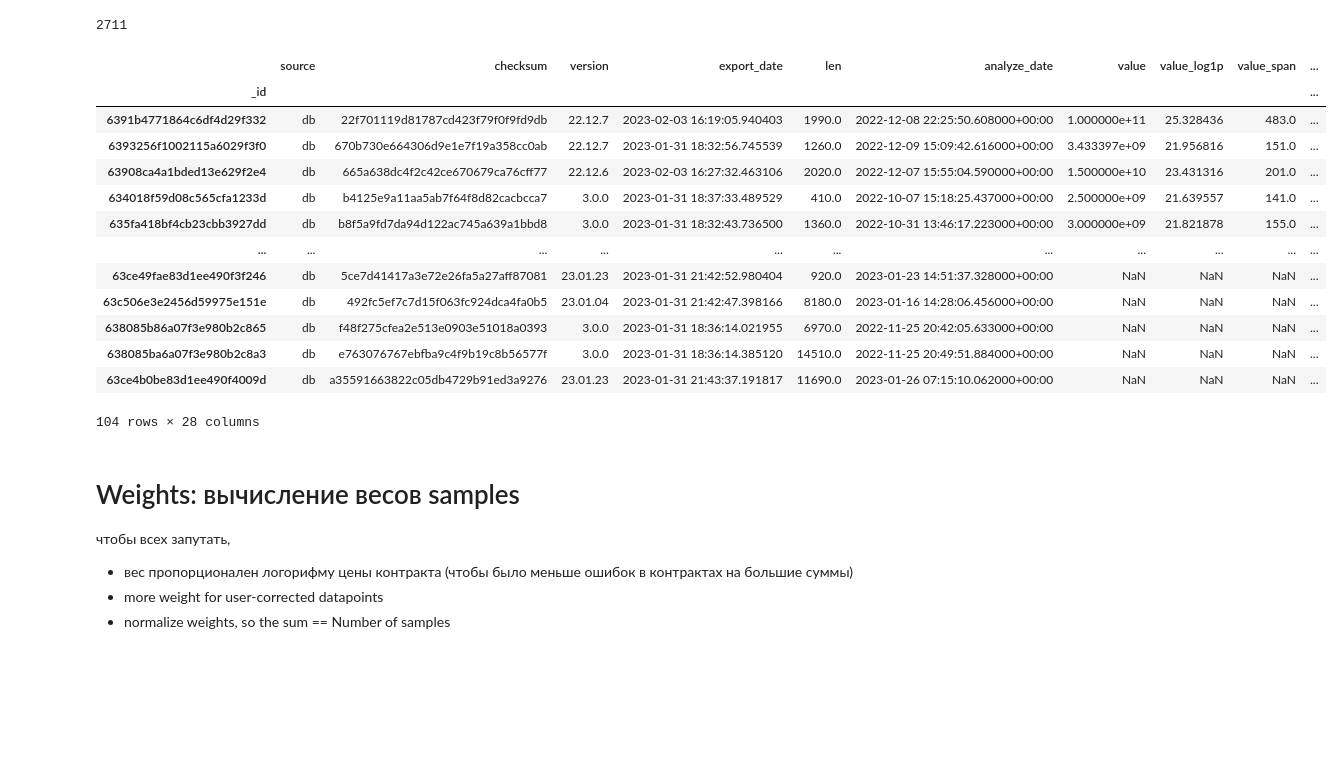
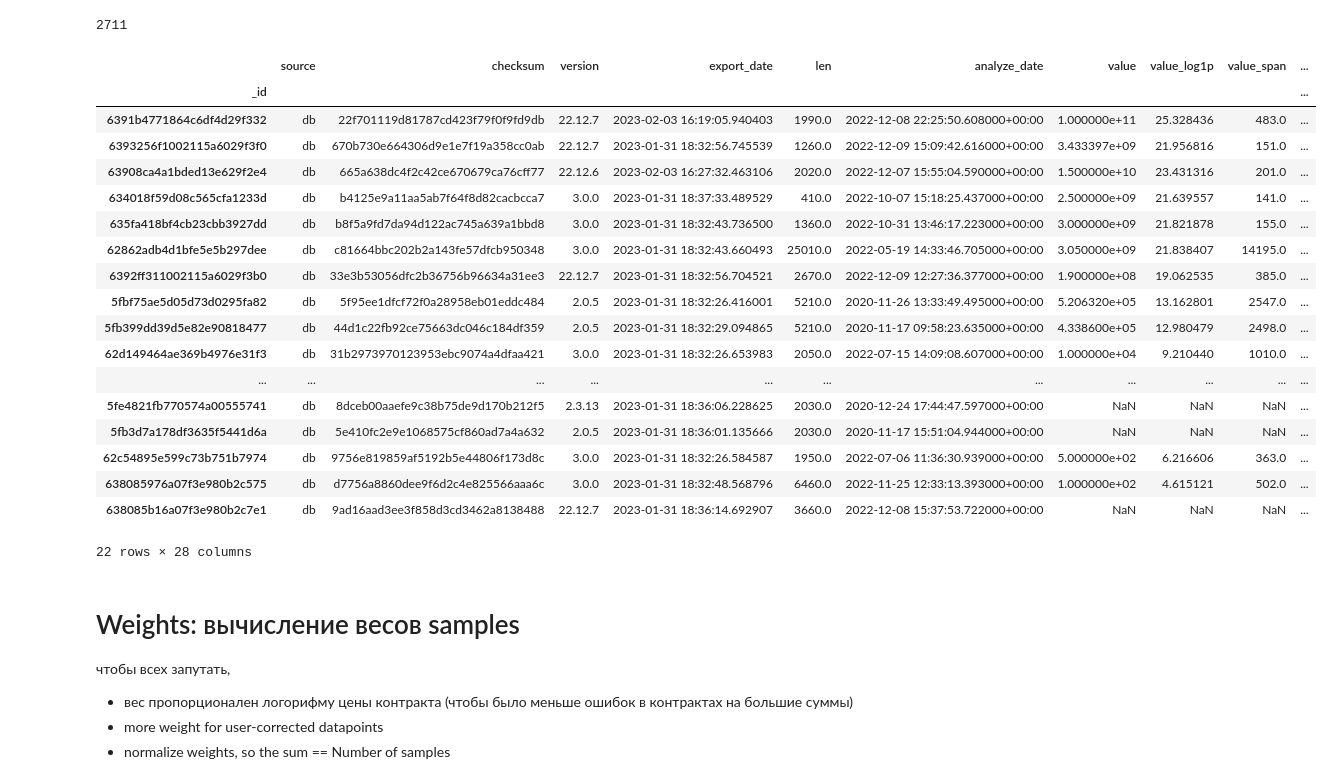
Before and after one commit to LitJane/analyser, a Jupyter notebook: trainsets/retrain_contract_uber_model.ipynb, the cells around one changed output. Drawn from its saved outputs; the diff is of its cells as text; code cells hidden in the pictures; blank space fills up the shorter version.

```diff
--- a/trainsets/retrain_contract_uber_model.ipynb
+++ b/trainsets/retrain_contract_uber_model.ipynb
@@ -225,7 +225,6 @@ stats
 # %%
 # stats[ ['org-1-alias', 'org-2-alias'] ]
 
-s = stats[ stats['org-2-alias']=='' ]
-s = s[s['unseen']==False]
-s
+user_dataset = stats[ stats['unseen']==False]
+len(user_dataset)
 # %% [output]
@@ -253,22 +234,27 @@ print(len(stats))
 # %% [output]
 2711
 # %%
-stats[stats.subj_len>=150]
+user_dataset[user_dataset.subj_len>=150]
 # %% [output]
 |  | source | checksum | version | export_date | len | analyze_date | value | value_log1p | value_span | ... |
 | _id |  |  |  |  |  |  |  |  |  | ... |
 | 6391b4771864c6df4d29f332 | db | 22f701119d81787cd423f79f0f9fd9db | 22.12.7 | 2023-02-03 16:19:05.940403 | 1990.0 | 2022-12-08 22:25:50.608000+00:00 | 1.000000e+11 | 25.328436 | 483.0 | ... |
 | 6393256f1002115a6029f3f0 | db | 670b730e664306d9e1e7f19a358cc0ab | 22.12.7 | 2023-01-31 18:32:56.745539 | 1260.0 | 2022-12-09 15:09:42.616000+00:00 | 3.433397e+09 | 21.956816 | 151.0 | ... |
 | 63908ca4a1bded13e629f2e4 | db | 665a638dc4f2c42ce670679ca76cff77 | 22.12.6 | 2023-02-03 16:27:32.463106 | 2020.0 | 2022-12-07 15:55:04.590000+00:00 | 1.500000e+10 | 23.431316 | 201.0 | ... |
 | 634018f59d08c565cfa1233d | db | b4125e9a11aa5ab7f64f8d82cacbcca7 | 3.0.0 | 2023-01-31 18:37:33.489529 | 410.0 | 2022-10-07 15:18:25.437000+00:00 | 2.500000e+09 | 21.639557 | 141.0 | ... |
 | 635fa418bf4cb23cbb3927dd | db | b8f5a9fd7da94d122ac745a639a1bbd8 | 3.0.0 | 2023-01-31 18:32:43.736500 | 1360.0 | 2022-10-31 13:46:17.223000+00:00 | 3.000000e+09 | 21.821878 | 155.0 | ... |
+| 62862adb4d1bfe5e5b297dee | db | c81664bbc202b2a143fe57dfcb950348 | 3.0.0 | 2023-01-31 18:32:43.660493 | 25010.0 | 2022-05-19 14:33:46.705000+00:00 | 3.050000e+09 | 21.838407 | 14195.0 | ... |
+| 6392ff311002115a6029f3b0 | db | 33e3b53056dfc2b36756b96634a31ee3 | 22.12.7 | 2023-01-31 18:32:56.704521 | 2670.0 | 2022-12-09 12:27:36.377000+00:00 | 1.900000e+08 | 19.062535 | 385.0 | ... |
+| 5fbf75ae5d05d73d0295fa82 | db | 5f95ee1dfcf72f0a28958eb01eddc484 | 2.0.5 | 2023-01-31 18:32:26.416001 | 5210.0 | 2020-11-26 13:33:49.495000+00:00 | 5.206320e+05 | 13.162801 | 2547.0 | ... |
+| 5fb399dd39d5e82e90818477 | db | 44d1c22fb92ce75663dc046c184df359 | 2.0.5 | 2023-01-31 18:32:29.094865 | 5210.0 | 2020-11-17 09:58:23.635000+00:00 | 4.338600e+05 | 12.980479 | 2498.0 | ... |
+| 62d149464ae369b4976e31f3 | db | 31b2973970123953ebc9074a4dfaa421 | 3.0.0 | 2023-01-31 18:32:26.653983 | 2050.0 | 2022-07-15 14:09:08.607000+00:00 | 1.000000e+04 | 9.210440 | 1010.0 | ... |
 | ... | ... | ... | ... | ... | ... | ... | ... | ... | ... | ... |
-| 63ce49fae83d1ee490f3f246 | db | 5ce7d41417a3e72e26fa5a27aff87081 | 23.01.23 | 2023-01-31 21:42:52.980404 | 920.0 | 2023-01-23 14:51:37.328000+00:00 | NaN | NaN | NaN | ... |
-| 63c506e3e2456d59975e151e | db | 492fc5ef7c7d15f063fc924dca4fa0b5 | 23.01.04 | 2023-01-31 21:42:47.398166 | 8180.0 | 2023-01-16 14:28:06.456000+00:00 | NaN | NaN | NaN | ... |
-| 638085b86a07f3e980b2c865 | db | f48f275cfea2e513e0903e51018a0393 | 3.0.0 | 2023-01-31 18:36:14.021955 | 6970.0 | 2022-11-25 20:42:05.633000+00:00 | NaN | NaN | NaN | ... |
-| 638085ba6a07f3e980b2c8a3 | db | e763076767ebfba9c4f9b19c8b56577f | 3.0.0 | 2023-01-31 18:36:14.385120 | 14510.0 | 2022-11-25 20:49:51.884000+00:00 | NaN | NaN | NaN | ... |
-| 63ce4b0be83d1ee490f4009d | db | a35591663822c05db4729b91ed3a9276 | 23.01.23 | 2023-01-31 21:43:37.191817 | 11690.0 | 2023-01-26 07:15:10.062000+00:00 | NaN | NaN | NaN | ... |
+| 5fe4821fb770574a00555741 | db | 8dceb00aaefe9c38b75de9d170b212f5 | 2.3.13 | 2023-01-31 18:36:06.228625 | 2030.0 | 2020-12-24 17:44:47.597000+00:00 | NaN | NaN | NaN | ... |
+| 5fb3d7a178df3635f5441d6a | db | 5e410fc2e9e1068575cf860ad7a4a632 | 2.0.5 | 2023-01-31 18:36:01.135666 | 2030.0 | 2020-11-17 15:51:04.944000+00:00 | NaN | NaN | NaN | ... |
+| 62c54895e599c73b751b7974 | db | 9756e819859af5192b5e44806f173d8c | 3.0.0 | 2023-01-31 18:32:26.584587 | 1950.0 | 2022-07-06 11:36:30.939000+00:00 | 5.000000e+02 | 6.216606 | 363.0 | ... |
+| 638085976a07f3e980b2c575 | db | d7756a8860dee9f6d2c4e825566aaa6c | 3.0.0 | 2023-01-31 18:32:48.568796 | 6460.0 | 2022-11-25 12:33:13.393000+00:00 | 1.000000e+02 | 4.615121 | 502.0 | ... |
+| 638085b16a07f3e980b2c7e1 | db | 9ad16aad3ee3f858d3cd3462a8138488 | 22.12.7 | 2023-01-31 18:36:14.692907 | 3660.0 | 2022-12-08 15:37:53.722000+00:00 | NaN | NaN | NaN | ... |
-104 rows × 28 columns
+22 rows × 28 columns
 # %% [markdown]
 # Weights: вычисление весов samples
 
```
Also changed, not shown: parts of 3 cells of this notebook, 6 other files.
